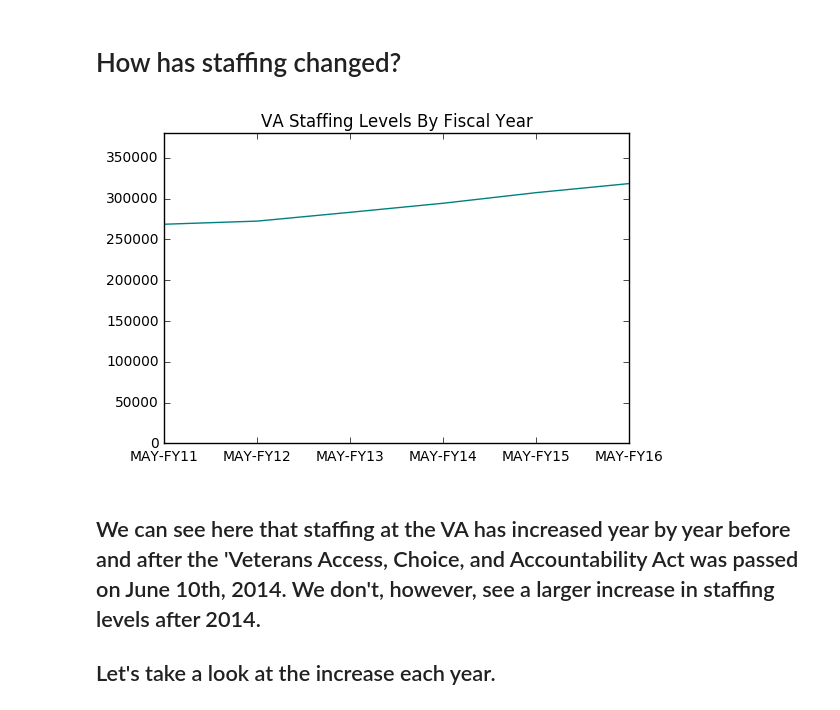
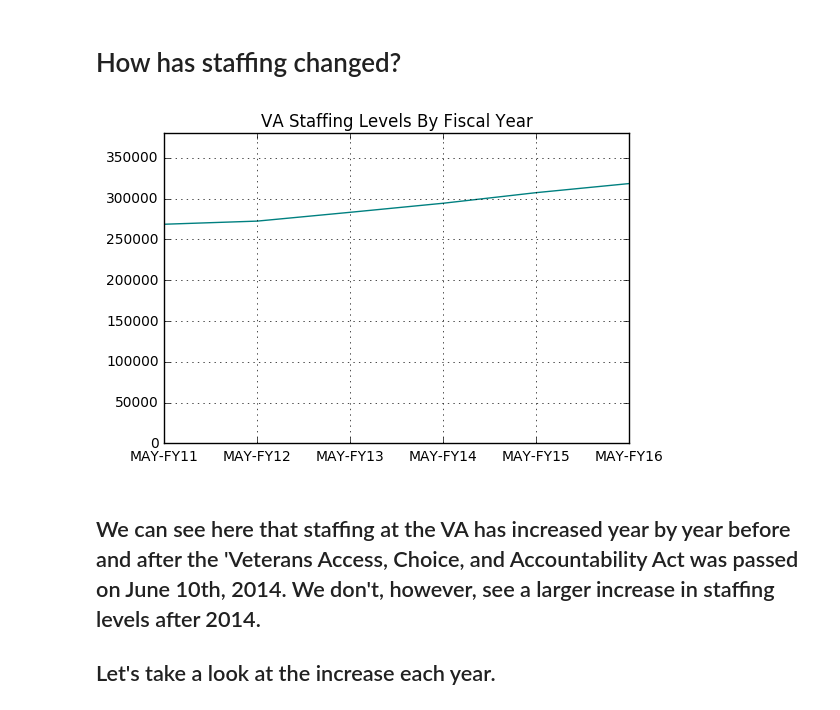
Before and after one commit to isabella232/va-data-analysis, a Jupyter notebook: Narrative/VA_Staffing.ipynb, the cells around one changed output. Cells and saved outputs as stored; diff of their text form; code cells hidden in the pictures.

Commit message:
added gridlines to graphic

```diff
--- a/Narrative/VA_Staffing.ipynb
+++ b/Narrative/VA_Staffing.ipynb
@@ -22,10 +22,11 @@ choice_hires = pd.read_csv("../Hiring/Hiring_Clean_All_Positions.csv")
 # %%
 ax = df.transpose().plot(kind="line", color="teal")
 ax.set_ylim(0,380000)
 ax.set_title("VA Staffing Levels By Fiscal Year")
 ax.legend_.remove()
+ax.grid()
 # %% [output]
-[figure, old version]
+[figure, new version]
 # %% [markdown]
 ## We can see here that staffing at the VA has increased year by year before and after the 'Veterans Access, Choice, and Accountability Act was passed on June 10th, 2014. We don't, however, see a larger increase in staffing levels after 2014.
 
```
Also changed, not shown: parts of 3 cells of this notebook.
